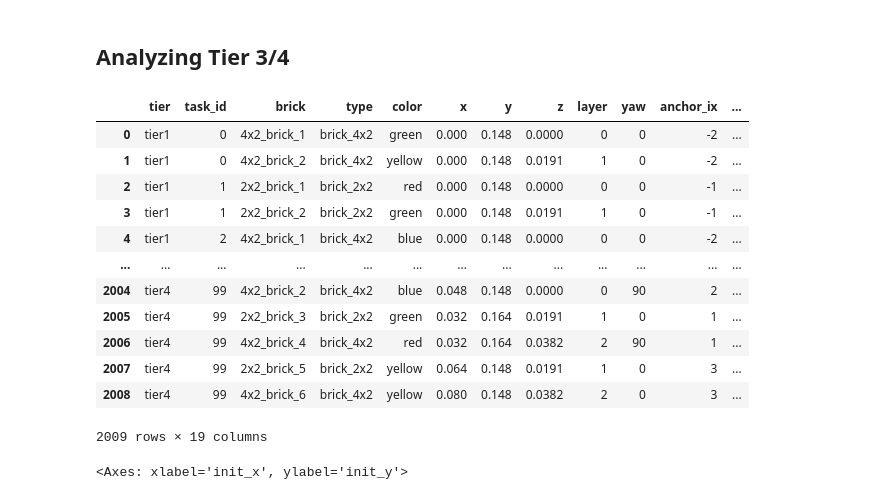
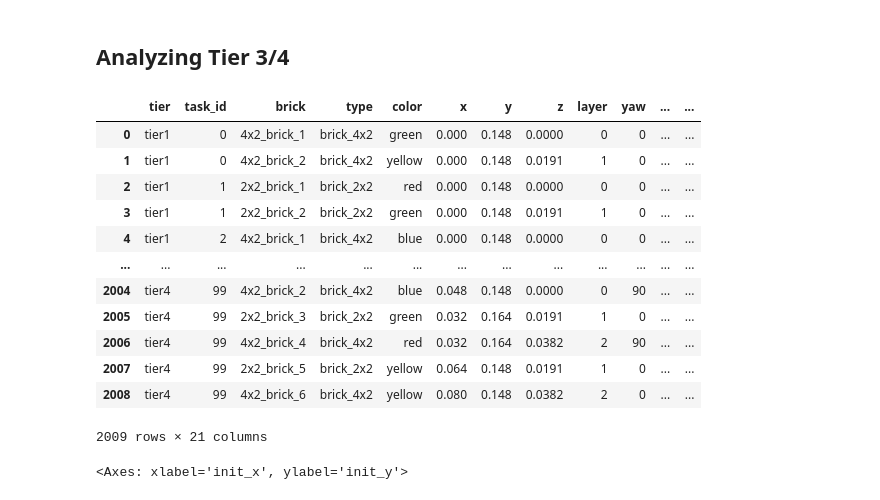
Before and after one commit to maxazv/lego-workbenchmark, a Jupyter notebook: src/analysis.ipynb, the cells around one changed output. Cells and saved outputs as stored; diff of their text form; code cells hidden in the pictures.

```diff
--- a/src/analysis.ipynb
+++ b/src/analysis.ipynb
@@ -55,10 +57,17 @@ rows = []
 for tier, tasks in data.items():
     for task_id, (bricks, lat) in enumerate(tasks):
         supps = supporters(bricks)
+        nbrs = neighbors(bricks)
+        # print(nbrs)
         for b in bricks:
+            # supporter DAG info
             n_studs = len(b.cells)
             n_supps = len(supps[b.name])
             n_overhang = n_studs - sum(s_count for _, s_count in supps[b.name]) if b.layer > 0 else 0
+            # x and y neighbors
+            # print(nbrs[b.name])
+            n_xnbrs = len(nbrs[b.name]["x"])
+            n_ynbrs = len(nbrs[b.name]["y"])
             rows.append({
                 "tier": tier, "task_id": task_id,
                 "brick": b.name, "type": b.type, "color": b.color,
@@ -68,6 +77,8 @@ for tier, tasks in data.items():
                 "n_studs": n_studs,
                 "n_overhang": n_overhang,
                 "n_supps": n_supps,
+                "n_xnbrs": n_xnbrs,
+                "n_ynbrs": n_ynbrs,
                 "init_x": b.initial[0] if b.initial else None,
                 "init_y": b.initial[1] if b.initial else None,
                 "init_z": b.initial[2] if b.initial else None,
@@ -298,46 +320,54 @@ for tier in ["tier1", "tier2", "tier3", "tier4"]:
         bricks, lat = load_task(path, path)
         data.setdefault(tier, []).append((bricks, lat))
 
 
 rows = []
 for tier, tasks in data.items():
     for task_id, (bricks, lat) in enumerate(tasks):
         supps = supporters(bricks)
+        nbrs = neighbors(bricks)
         for b in bricks:
             n_studs = len(b.cells)
             n_supps = len(supps[b.name])
             n_overhang = n_studs - sum(s_count for _, s_count in supps[b.name]) if b.layer > 0 else 0
+            # x and y neighbors
+            # n_xnbrs = sum(1 for n in nbrs[b.name] if n[2] == "x")
+            # n_ynbrs = sum(1 for n in nbrs[b.name] if n[2] == "y")
+            n_xnbrs = len(nbrs[b.name]["x"])
+            n_ynbrs = len(nbrs[b.name]["y"])
             rows.append({
                 "tier": tier, "task_id": task_id,
                 "brick": b.name, "type": b.type, "color": b.color,
                 "x": b.center[0], "y": b.center[1], "z": b.center[2],
                 "layer": b.layer, "yaw": b.yaw,
                 "anchor_ix": b.anchor[0], "anchor_iy": b.anchor[1],
                 "n_studs": n_studs,
                 "n_overhang": n_overhang,
                 "n_supps": n_supps,
+                "n_xnbrs": n_xnbrs,
+                "n_ynbrs": n_ynbrs,
                 "init_x": b.initial[0] if b.initial else None,
                 "init_y": b.initial[1] if b.initial else None,
                 "init_z": b.initial[2] if b.initial else None,
                 "init_yaw": b.initial_yaw,
             })
 
 all_bricks_df = pd.DataFrame(rows)
 all_bricks_df
 # %% [output]
-|  | tier | task_id | brick | type | color | x | y | z | layer | yaw | anchor_ix | ... |
-| 0 | tier1 | 0 | 4x2_brick_1 | brick_4x2 | green | 0.000 | 0.148 | 0.0000 | 0 | 0 | -2 | ... |
-| 1 | tier1 | 0 | 4x2_brick_2 | brick_4x2 | yellow | 0.000 | 0.148 | 0.0191 | 1 | 0 | -2 | ... |
-| 2 | tier1 | 1 | 2x2_brick_1 | brick_2x2 | red | 0.000 | 0.148 | 0.0000 | 0 | 0 | -1 | ... |
-| 3 | tier1 | 1 | 2x2_brick_2 | brick_2x2 | green | 0.000 | 0.148 | 0.0191 | 1 | 0 | -1 | ... |
-| 4 | tier1 | 2 | 4x2_brick_1 | brick_4x2 | blue | 0.000 | 0.148 | 0.0000 | 0 | 0 | -2 | ... |
+|  | tier | task_id | brick | type | color | x | y | z | layer | yaw | ... | ... |
+| 0 | tier1 | 0 | 4x2_brick_1 | brick_4x2 | green | 0.000 | 0.148 | 0.0000 | 0 | 0 | ... | ... |
+| 1 | tier1 | 0 | 4x2_brick_2 | brick_4x2 | yellow | 0.000 | 0.148 | 0.0191 | 1 | 0 | ... | ... |
+| 2 | tier1 | 1 | 2x2_brick_1 | brick_2x2 | red | 0.000 | 0.148 | 0.0000 | 0 | 0 | ... | ... |
+| 3 | tier1 | 1 | 2x2_brick_2 | brick_2x2 | green | 0.000 | 0.148 | 0.0191 | 1 | 0 | ... | ... |
+| 4 | tier1 | 2 | 4x2_brick_1 | brick_4x2 | blue | 0.000 | 0.148 | 0.0000 | 0 | 0 | ... | ... |
 | ... | ... | ... | ... | ... | ... | ... | ... | ... | ... | ... | ... | ... |
-| 2004 | tier4 | 99 | 4x2_brick_2 | brick_4x2 | blue | 0.048 | 0.148 | 0.0000 | 0 | 90 | 2 | ... |
-| 2005 | tier4 | 99 | 2x2_brick_3 | brick_2x2 | green | 0.032 | 0.164 | 0.0191 | 1 | 0 | 1 | ... |
-| 2006 | tier4 | 99 | 4x2_brick_4 | brick_4x2 | red | 0.032 | 0.164 | 0.0382 | 2 | 90 | 1 | ... |
-| 2007 | tier4 | 99 | 2x2_brick_5 | brick_2x2 | yellow | 0.064 | 0.148 | 0.0191 | 1 | 0 | 3 | ... |
-| 2008 | tier4 | 99 | 4x2_brick_6 | brick_4x2 | yellow | 0.080 | 0.148 | 0.0382 | 2 | 0 | 3 | ... |
+| 2004 | tier4 | 99 | 4x2_brick_2 | brick_4x2 | blue | 0.048 | 0.148 | 0.0000 | 0 | 90 | ... | ... |
+| 2005 | tier4 | 99 | 2x2_brick_3 | brick_2x2 | green | 0.032 | 0.164 | 0.0191 | 1 | 0 | ... | ... |
+| 2006 | tier4 | 99 | 4x2_brick_4 | brick_4x2 | red | 0.032 | 0.164 | 0.0382 | 2 | 90 | ... | ... |
+| 2007 | tier4 | 99 | 2x2_brick_5 | brick_2x2 | yellow | 0.064 | 0.148 | 0.0191 | 1 | 0 | ... | ... |
+| 2008 | tier4 | 99 | 4x2_brick_6 | brick_4x2 | yellow | 0.080 | 0.148 | 0.0382 | 2 | 0 | ... | ... |
-2009 rows × 19 columns
+2009 rows × 21 columns
 # %%
 
 all_bricks_df.plot.scatter(x="init_x", y="init_y")
```
Also changed, not shown: parts of 9 cells of this notebook, 10 other files.
